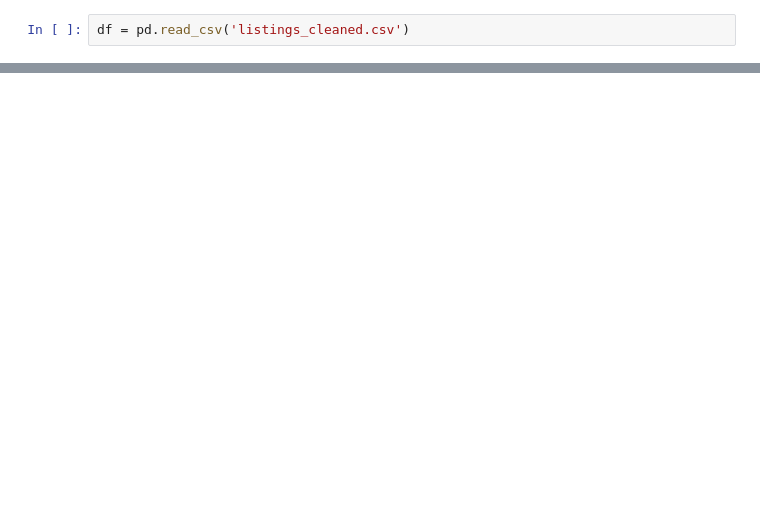
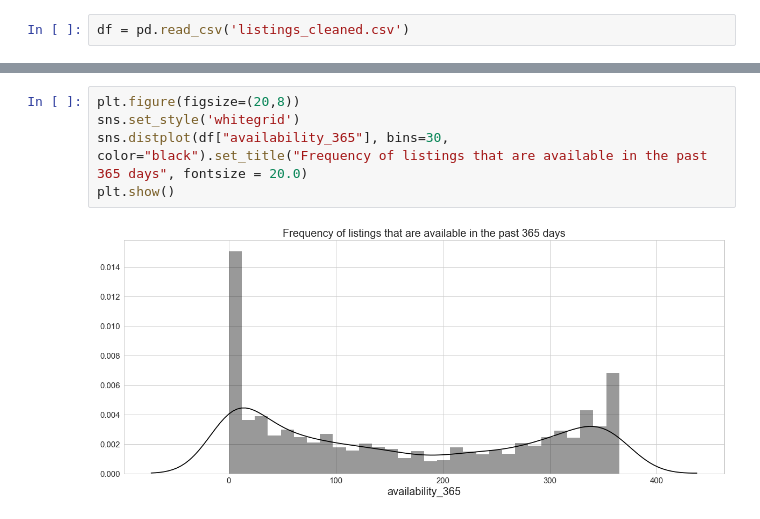
Before and after one commit to Sathya1412/SB-Capstone1, a Jupyter notebook: Capstone_Data_Storytelling.ipynb, the cells around one changed output, grey strips where cells are left out. Saved outputs shown, nothing was run; the diff lists cells and outputs as text; blank space fills up the shorter version.

```diff
--- a/Capstone_Data_Storytelling.ipynb
+++ b/Capstone_Data_Storytelling.ipynb
@@ -78,0 +58,7 @@ Name: 1866, Length: 544, dtype: object
+# %%
+plt.figure(figsize=(20,8))
+sns.set_style('whitegrid')
+sns.distplot(df["availability_365"], bins=30, color="black").set_title("Frequency of listings that are available in the past 365 days", fontsize = 20.0)
+plt.show()
+# %% [output]
+[figure, added]
```
Also changed, not shown: parts of 36 cells of this notebook, 4 other files.
